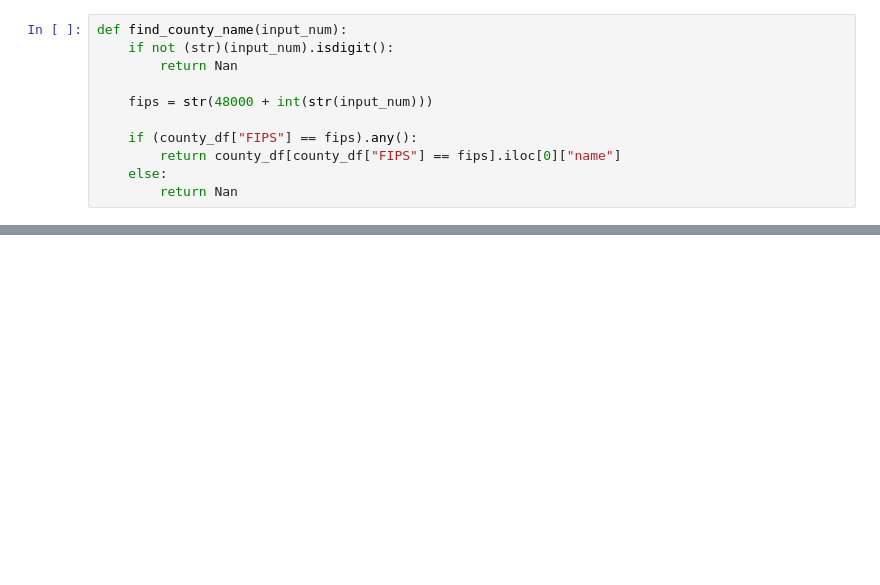
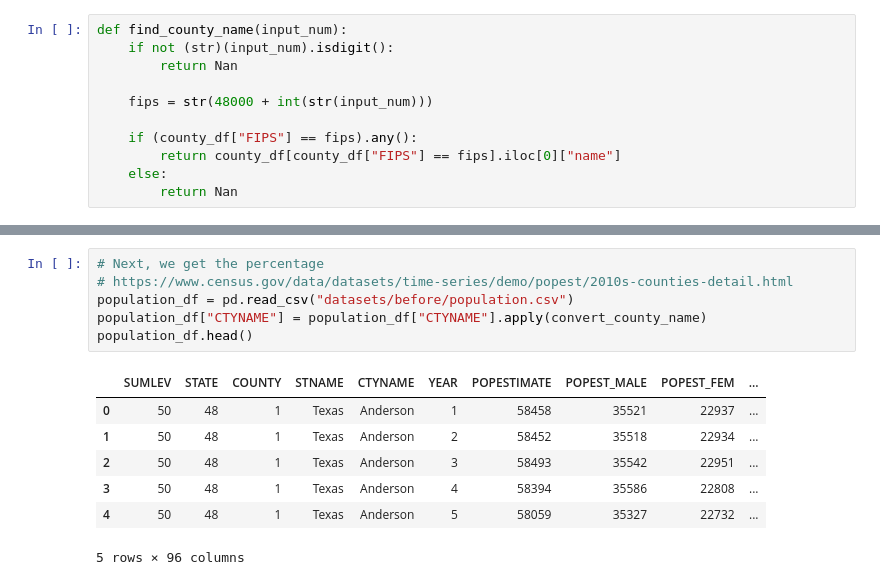
Before and after one commit to didyxdi/COGS118B_FinalProject, a Jupyter notebook: Data Cleaning 12062020.ipynb, the cells around one changed output, grey strips where cells are left out. Saved outputs shown, nothing was run; the diff lists cells and outputs as text; blank space fills up the shorter version.

```diff
--- a/Data Cleaning 12062020.ipynb
+++ b/Data Cleaning 12062020.ipynb
@@ -95,0 +103,14 @@ mergedIP_df
+# %%
+# Next, we get the percentage
+# https://www.census.gov/data/datasets/time-series/demo/popest/2010s-counties-detail.html
+population_df = pd.read_csv("datasets/before/population.csv")
+population_df["CTYNAME"] = population_df["CTYNAME"].apply(convert_county_name)
+population_df.head()
+# %% [output]
+|  | SUMLEV | STATE | COUNTY | STNAME | CTYNAME | YEAR | POPESTIMATE | POPEST_MALE | POPEST_FEM | ... |
+| 0 | 50 | 48 | 1 | Texas | Anderson | 1 | 58458 | 35521 | 22937 | ... |
+| 1 | 50 | 48 | 1 | Texas | Anderson | 2 | 58452 | 35518 | 22934 | ... |
+| 2 | 50 | 48 | 1 | Texas | Anderson | 3 | 58493 | 35542 | 22951 | ... |
+| 3 | 50 | 48 | 1 | Texas | Anderson | 4 | 58394 | 35586 | 22808 | ... |
+| 4 | 50 | 48 | 1 | Texas | Anderson | 5 | 58059 | 35327 | 22732 | ... |
+5 rows × 96 columns
```
Also changed, not shown: parts of 15 cells of this notebook, 5 other files.
